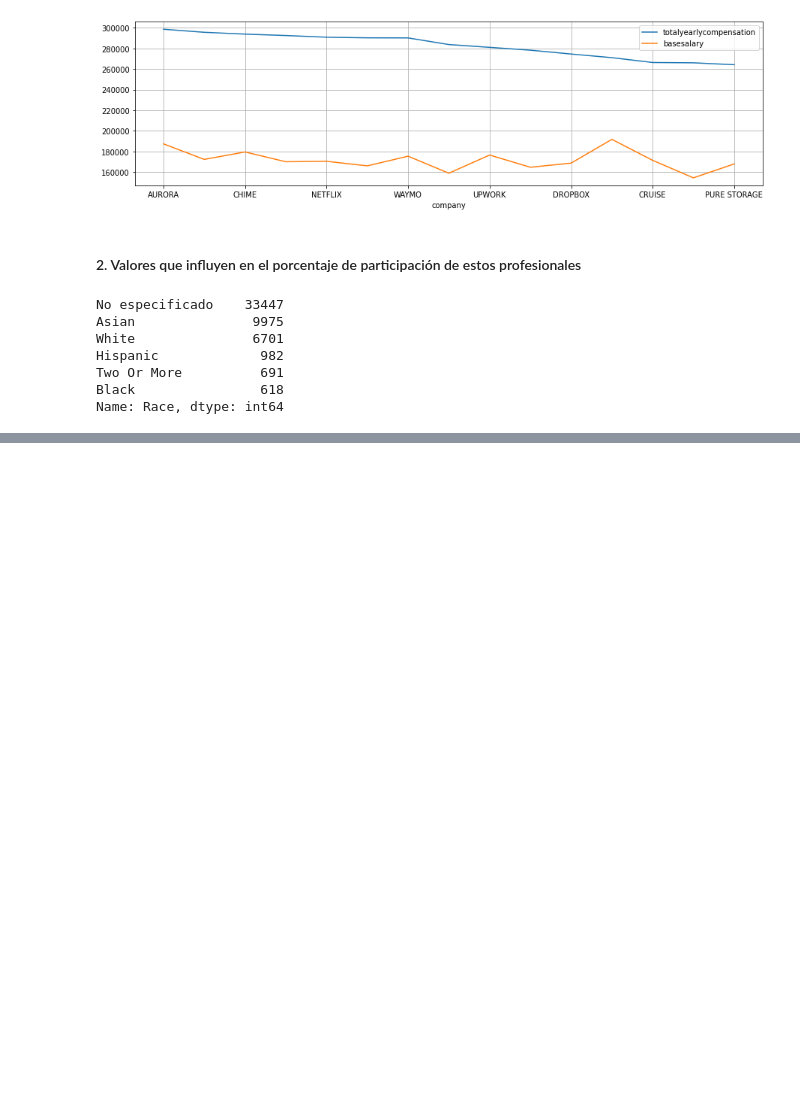
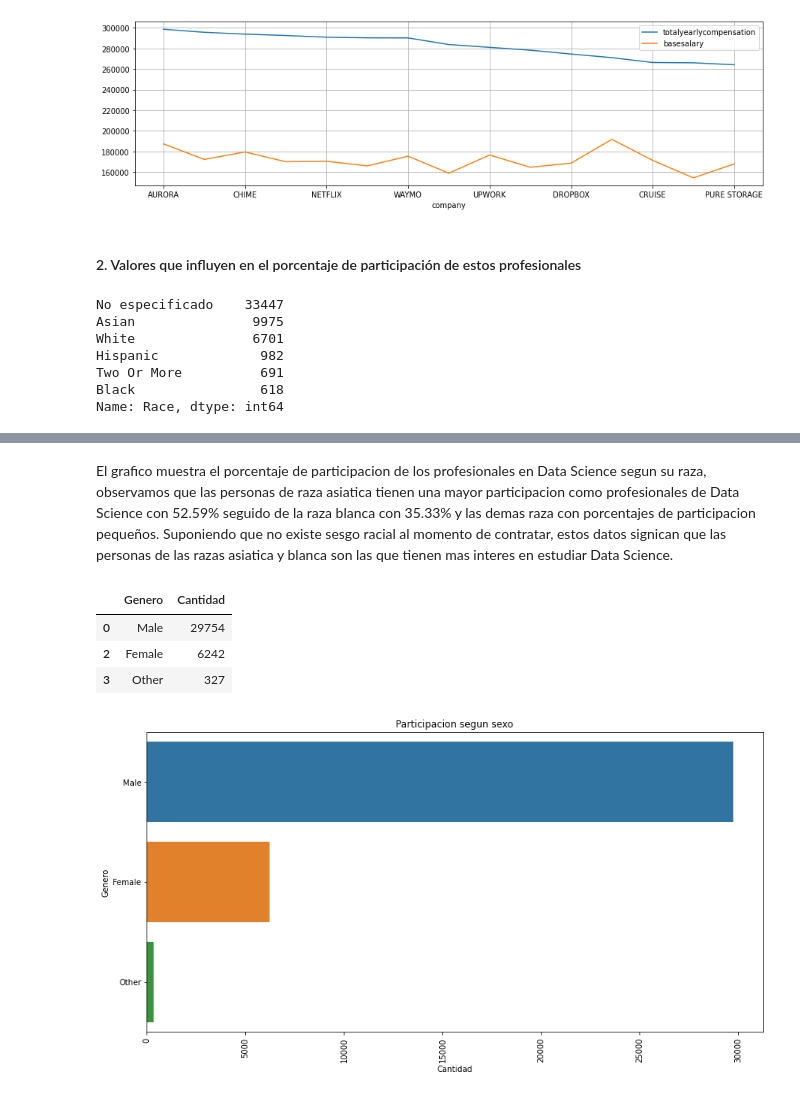
Before and after one commit to jspm07/PythonAnalytics, a Jupyter notebook: src/eda1.ipynb, the cells around one changed output, grey strips where cells are left out. Saved outputs shown, nothing was run; the diff lists cells and outputs as text; code cells hidden in the pictures; blank space fills up the shorter version.

Commit message:
Análisis exploratorio de datos

```diff
--- a/src/eda1.ipynb
+++ b/src/eda1.ipynb
@@ -93,0 +116,19 @@ x_raza.iloc[1:6].plot.pie(autopct="%0.1f %%", figsize = (10,5))
+# %% [markdown]
+El grafico muestra el porcentaje de participacion de los profesionales en Data Science segun su raza, observamos que las personas de raza asiatica tienen una mayor participacion como profesionales de Data Science con 52.59% seguido de la raza blanca con 35.33% y las demas raza con porcentajes de participacion pequeños. Suponiendo que no existe sesgo racial al momento de contratar, estos datos signican que las personas de las razas asiatica y blanca son las que tienen mas interes en estudiar Data Science.
+# %%
+#Por género
+df_part_gender = df['gender'].value_counts().reset_index().rename(columns={'index':'Genero','gender':'Cantidad'}).drop(1)
+df_part_gender
+# %% [output]
+|  | Genero | Cantidad |
+| 0 | Male | 29754 |
+| 2 | Female | 6242 |
+| 3 | Other | 327 |
+# %%
+plt.figure(figsize=(14,7))
+plt.xticks(rotation=90)
+plt.title("Participacion segun sexo")
+sns.barplot(x='Cantidad',y='Genero', data=df_part_gender)
+plt.show()
+# %% [output]
+[figure, added]
```
Also changed, not shown: parts of 11 cells of this notebook.
